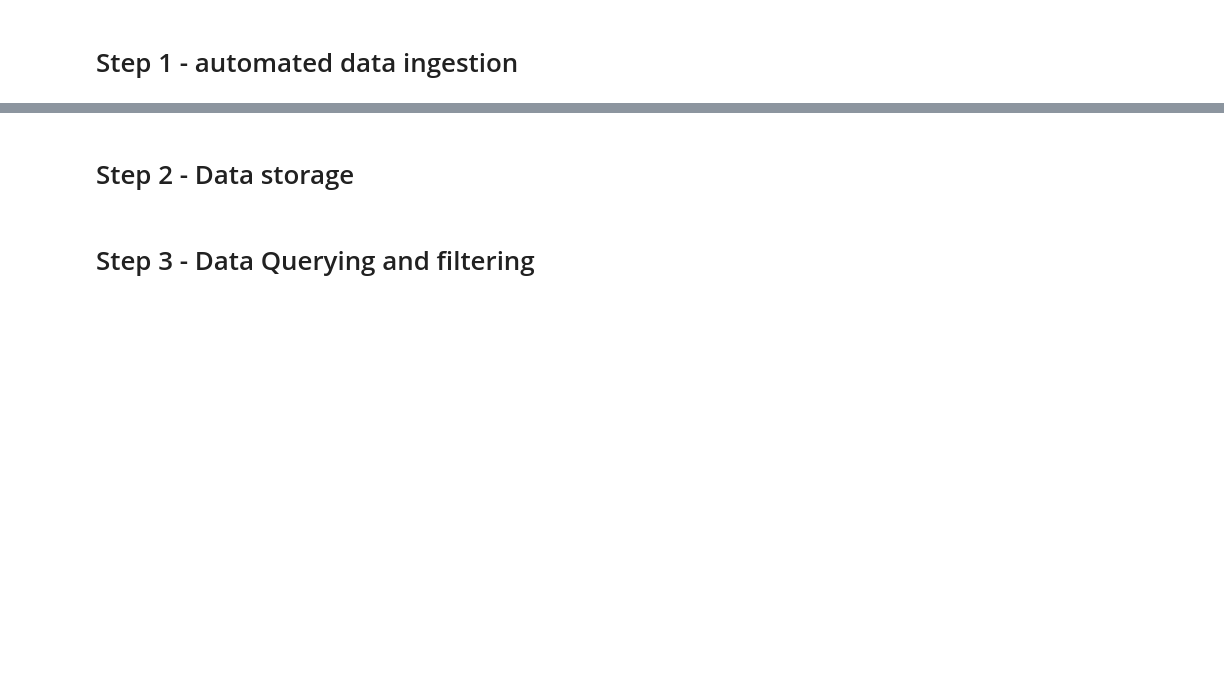
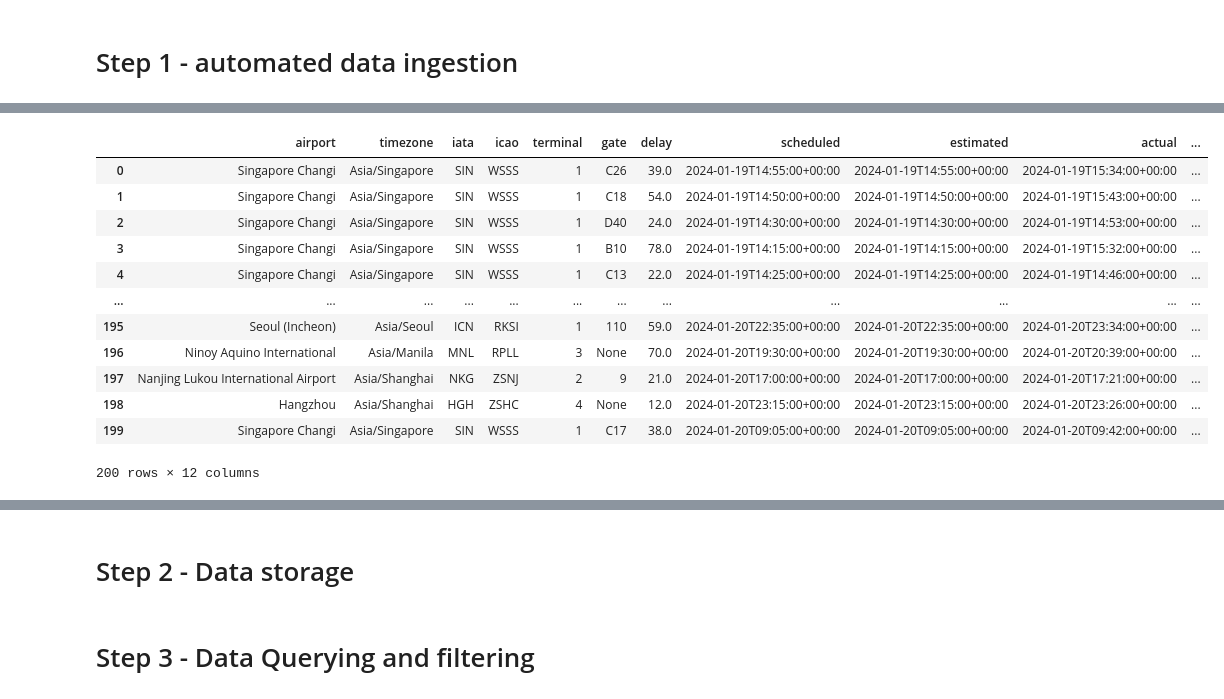
Before and after one commit to IanniMuliterno/End-to-End-DE-project-in-Python, a Jupyter notebook: avstack.ipynb, the cells around one changed output, grey strips where cells are left out. Saved outputs shown, nothing was run; the diff lists cells and outputs as text; code cells hidden in the pictures; blank space fills up the shorter version.

Commit message:
breaking list columns
the dataset has a lot of list columns that must be broke in smaller datasets

```diff
--- a/avstack.ipynb
+++ b/avstack.ipynb
@@ -72,0 +76,23 @@ print(df)
+# %%
+df['departure'].to_list()
+
+#split column of lists into two new columns
+split = pd.DataFrame(df['departure'].to_list(), columns = ['airport', 'timezone','iata','icao',
+                                                          'terminal','gate','delay','scheduled',
+                                                          'estimated','actual','estimated_runway','actual_runway'])
+
+#'arrival', 'airline','flight'
+# %% [output]
+|  | airport | timezone | iata | icao | terminal | gate | delay | scheduled | estimated | actual | ... |
+| 0 | Singapore Changi | Asia/Singapore | SIN | WSSS | 1 | C26 | 39.0 | 2024-01-19T14:55:00+00:00 | 2024-01-19T14:55:00+00:00 | 2024-01-19T15:34:00+00:00 | ... |
+| 1 | Singapore Changi | Asia/Singapore | SIN | WSSS | 1 | C18 | 54.0 | 2024-01-19T14:50:00+00:00 | 2024-01-19T14:50:00+00:00 | 2024-01-19T15:43:00+00:00 | ... |
+| 2 | Singapore Changi | Asia/Singapore | SIN | WSSS | 1 | D40 | 24.0 | 2024-01-19T14:30:00+00:00 | 2024-01-19T14:30:00+00:00 | 2024-01-19T14:53:00+00:00 | ... |
+| 3 | Singapore Changi | Asia/Singapore | SIN | WSSS | 1 | B10 | 78.0 | 2024-01-19T14:15:00+00:00 | 2024-01-19T14:15:00+00:00 | 2024-01-19T15:32:00+00:00 | ... |
+| 4 | Singapore Changi | Asia/Singapore | SIN | WSSS | 1 | C13 | 22.0 | 2024-01-19T14:25:00+00:00 | 2024-01-19T14:25:00+00:00 | 2024-01-19T14:46:00+00:00 | ... |
+| ... | ... | ... | ... | ... | ... | ... | ... | ... | ... | ... | ... |
+| 195 | Seoul (Incheon) | Asia/Seoul | ICN | RKSI | 1 | 110 | 59.0 | 2024-01-20T22:35:00+00:00 | 2024-01-20T22:35:00+00:00 | 2024-01-20T23:34:00+00:00 | ... |
+| 196 | Ninoy Aquino International | Asia/Manila | MNL | RPLL | 3 | None | 70.0 | 2024-01-20T19:30:00+00:00 | 2024-01-20T19:30:00+00:00 | 2024-01-20T20:39:00+00:00 | ... |
+| 197 | Nanjing Lukou International Airport | Asia/Shanghai | NKG | ZSNJ | 2 | 9 | 21.0 | 2024-01-20T17:00:00+00:00 | 2024-01-20T17:00:00+00:00 | 2024-01-20T17:21:00+00:00 | ... |
+| 198 | Hangzhou | Asia/Shanghai | HGH | ZSHC | 4 | None | 12.0 | 2024-01-20T23:15:00+00:00 | 2024-01-20T23:15:00+00:00 | 2024-01-20T23:26:00+00:00 | ... |
+| 199 | Singapore Changi | Asia/Singapore | SIN | WSSS | 1 | C17 | 38.0 | 2024-01-20T09:05:00+00:00 | 2024-01-20T09:05:00+00:00 | 2024-01-20T09:42:00+00:00 | ... |
+200 rows × 12 columns
```
Also changed, not shown: parts of 7 cells of this notebook, 1 other file.
